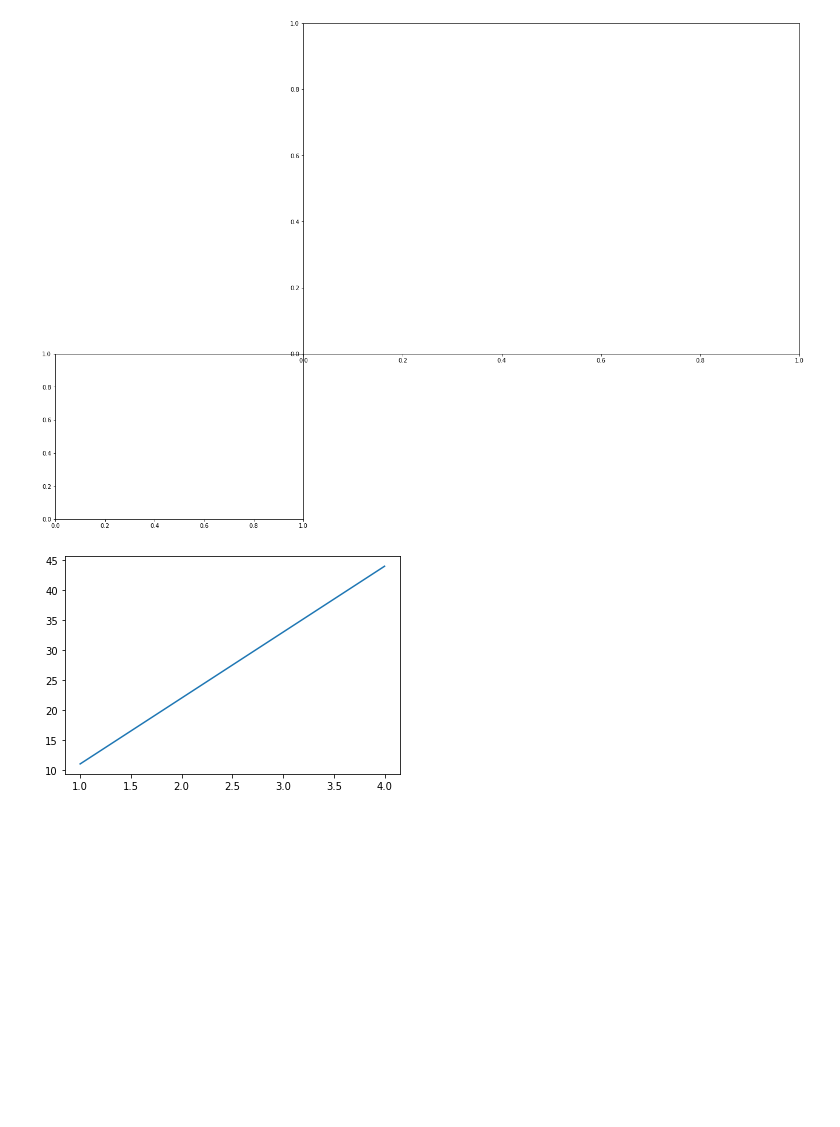
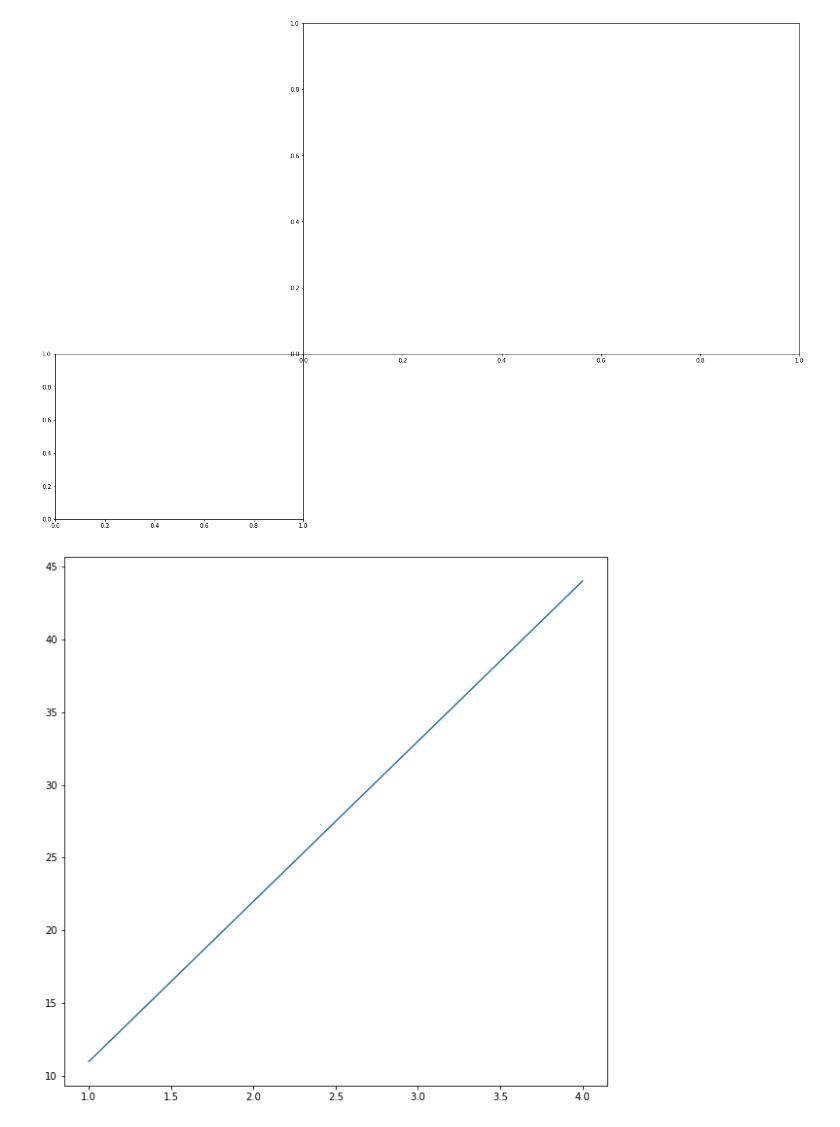
Before and after one commit to tothetop430/MLZTM-Exercises, a Jupyter notebook: matplotlib/introduction-to-matplotlib.ipynb, the cells around one changed output. Drawn from its saved outputs; the diff is of its cells as text; code cells hidden in the pictures; blank space fills up the shorter version.

```diff
--- a/matplotlib/introduction-to-matplotlib.ipynb
+++ b/matplotlib/introduction-to-matplotlib.ipynb
@@ -51,7 +51,7 @@ plt.show()
 [figure]
 # %%
 # 3rd Method
-fig, ax = plt.subplots()
+fig, ax = plt.subplots(figsize=(10, 10))
 plt.plot(x, y);
 # %% [output]
-[figure, old version]
+[figure, new version]
```
Also changed, not shown: parts of 2 cells of this notebook, 1 other file.
